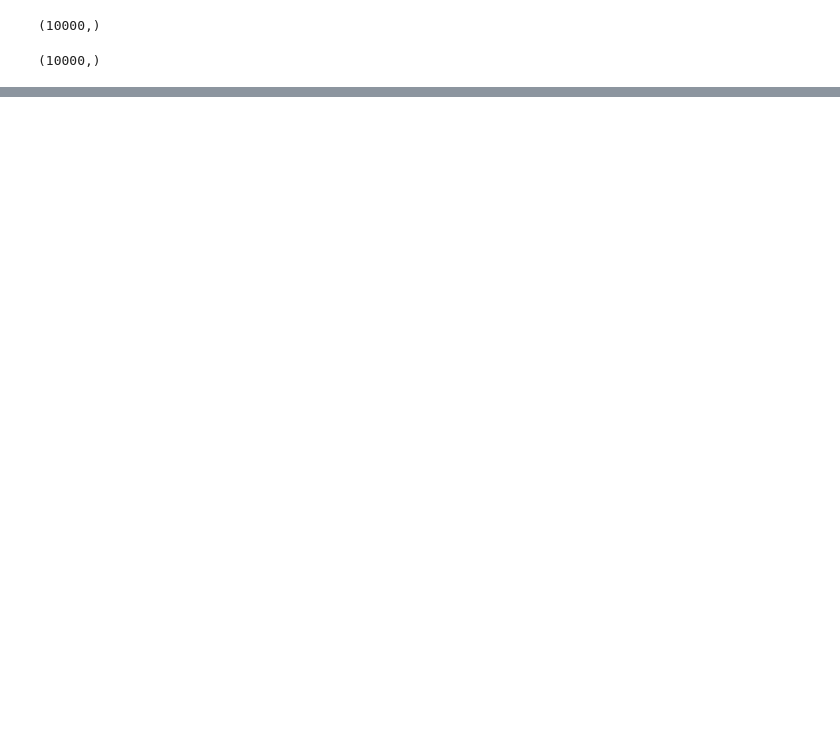
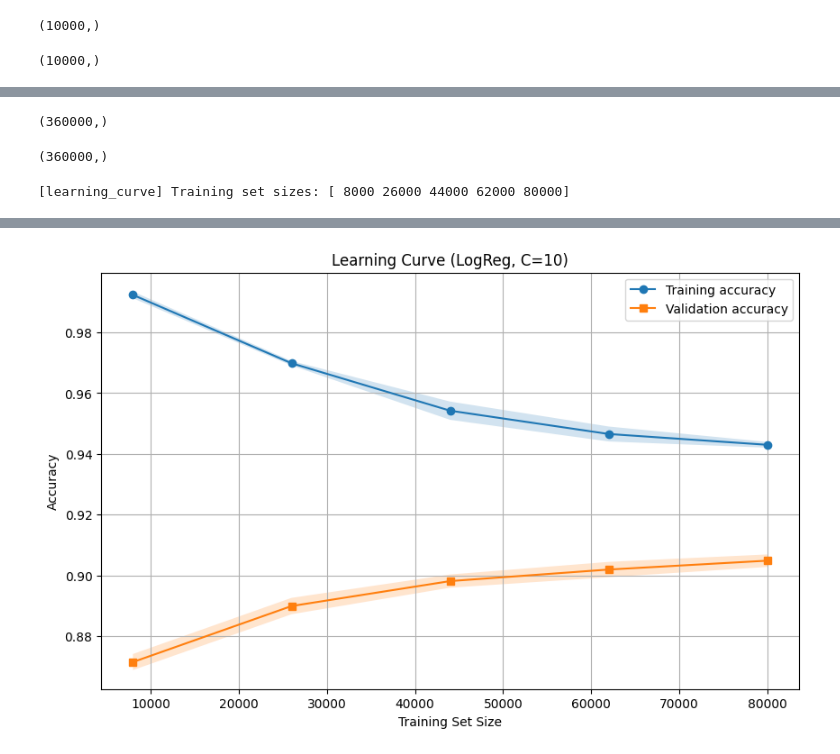
Before and after one commit to Jojo2813/sentiscope, a Jupyter notebook: notebooks/EDA_JJ.ipynb, the cells around one changed output, grey strips where cells are left out. Saved outputs shown, nothing was run; the diff lists cells and outputs as text; code cells hidden in the pictures; blank space fills up the shorter version.

Commit message:
jonas base model

```diff
--- a/notebooks/EDA_JJ.ipynb
+++ b/notebooks/EDA_JJ.ipynb
@@ -207,0 +194,4 @@ for name, model in models.items():
+# %%
+#Import pre-processed training data | 100K observations
+clean_df_full = pd.read_csv("../raw_data/train_df_ml_clean.csv", nrows=360000)
+display(clean_df_full.head(), clean_df_full.shape, clean_df_full["label"].value_counts(normalize=True))
@@ -207,0 +210,53 @@ for name, model in models.items():
+# %%
+#Split training data into X and y | 100K observations
+X_train_full = clean_df_full["clean_text"]
+y_train_full = clean_df_full["label"].astype(int)
+display(X_train_full.shape, y_train_full.shape)
+# %% [output]
+(360000,)
+(360000,)
+# %%
+max_features = 10000
+logreg_C = 10
+
+vectorizer = TfidfVectorizer(ngram_range=(1,2), max_features=max_features)
+X_train_full_vec = vectorizer.fit_transform(X_train_full)
+
+cv = StratifiedKFold(n_splits=5, shuffle=True, random_state=42)
+
+model = LogisticRegression(C=logreg_C, max_iter=1000)
+# %%
+# Estimate learning curve inputs
+train_sizes, train_scores, val_scores = learning_curve(
+    estimator=model,
+    X=X_train_full_vec,
+    y=y_train_full,
+    train_sizes=np.linspace(0.1, 1.0, 5),
+    cv=cv,
+    scoring="accuracy",
+    n_jobs=-1,
+    verbose=1
+)
+
+# Mean and std of training/ validation
+train_mean = np.mean(train_scores, axis=1)
+train_std = np.std(train_scores, axis=1)
+val_mean = np.mean(val_scores, axis=1)
+val_std = np.std(val_scores, axis=1)
+
+# Plot learning curve
+plt.figure(figsize=(10, 6))
+plt.plot(train_sizes, train_mean, marker="o", label="Training accuracy")
+plt.fill_between(train_sizes, train_mean - train_std, train_mean + train_std, alpha=0.2)
+
+plt.plot(train_sizes, val_mean, marker="s", label="Validation accuracy")
+plt.fill_between(train_sizes, val_mean - val_std, val_mean + val_std, alpha=0.2)
+
+plt.title(f"Learning Curve (LogReg, C={logreg_C})")
+plt.xlabel("Training Set Size")
+plt.ylabel("Accuracy")
+plt.legend()
+plt.grid(True)
+plt.show()
+# %% [output]
+[learning_curve] Training set sizes: [ 8000 26000 44000 62000 80000]
@@ -207,0 +265 @@ for name, model in models.items():
+[figure, added]
```
Also changed, not shown: parts of 19 cells of this notebook.
